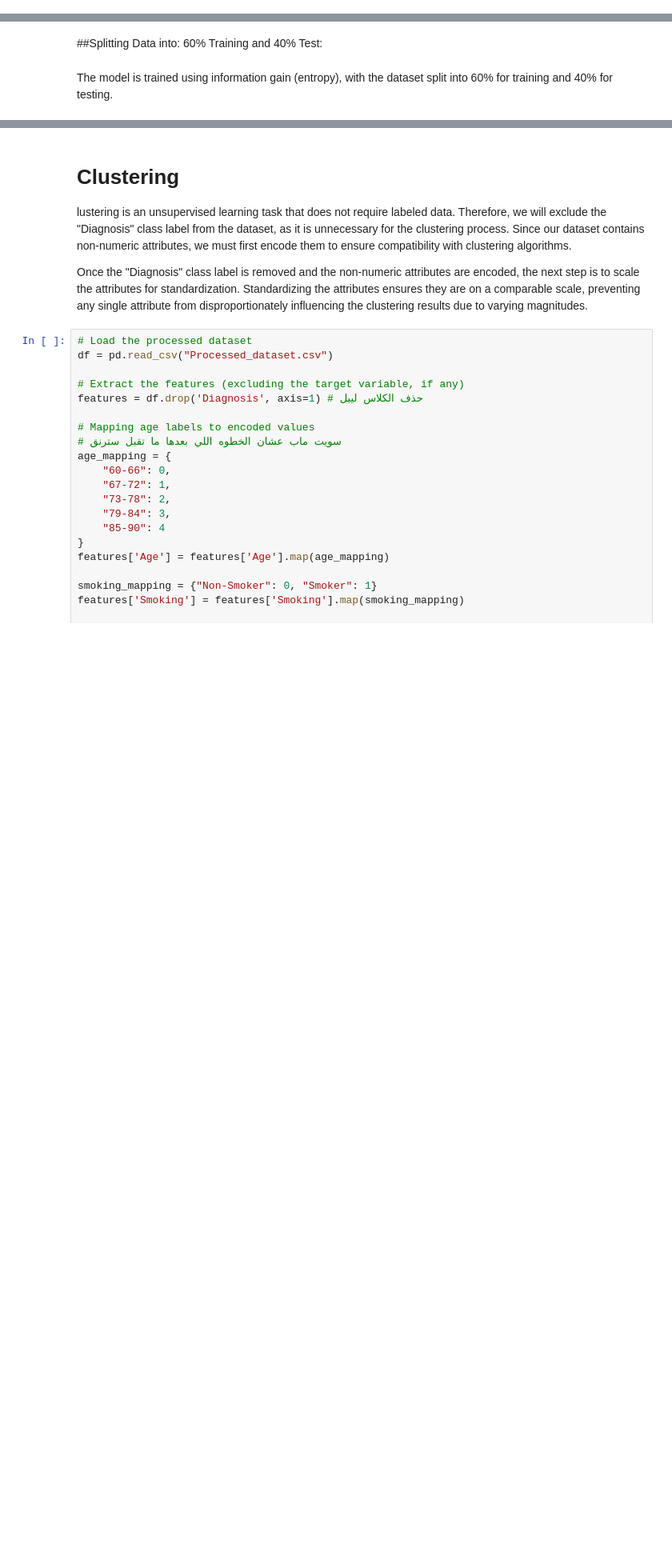
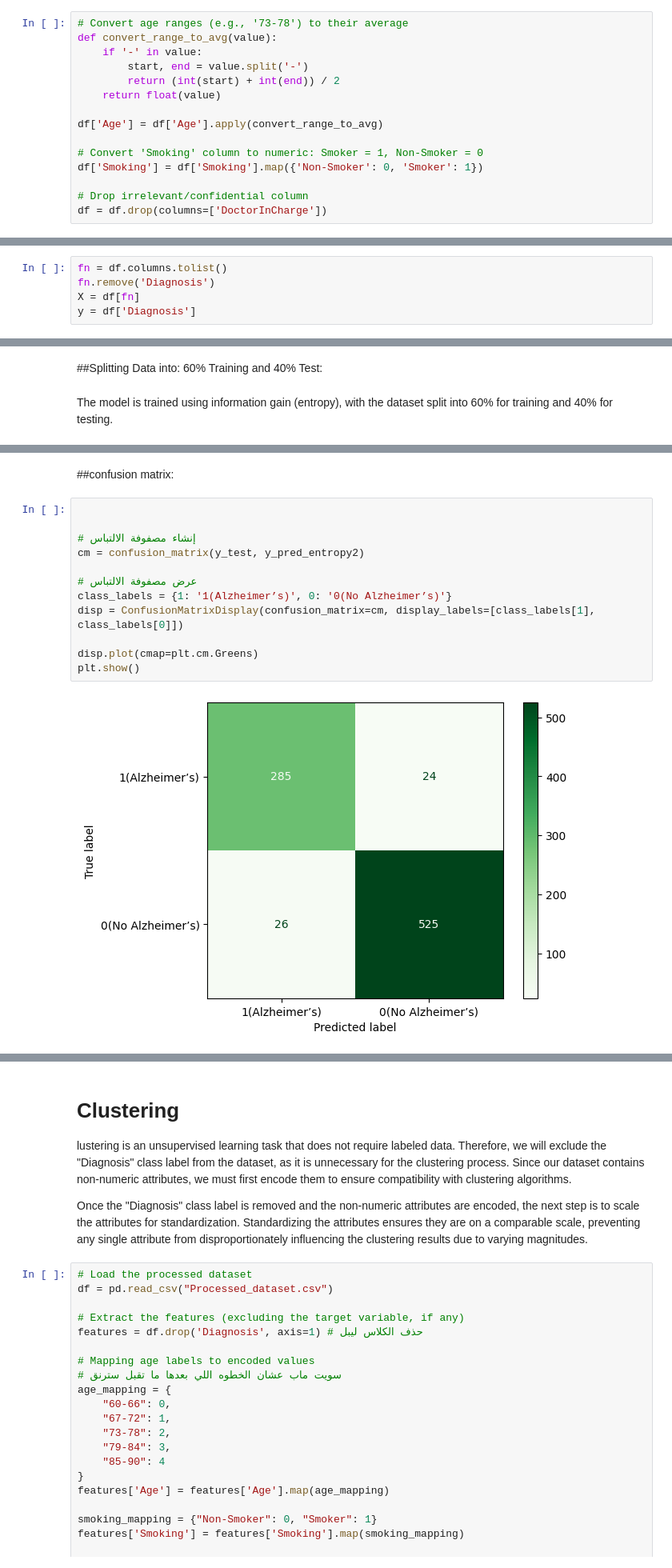
Before and after one commit to leen204/mining-project, a Jupyter notebook: Reports/Phase3.ipynb, the cells around one changed output, grey strips where cells are left out. Shown: that part at 80% size. Saved outputs shown, nothing was run; the diff lists cells and outputs as text; blank space fills up the shorter version.

```diff
--- a/Reports/Phase3.ipynb
+++ b/Reports/Phase3.ipynb
@@ -16,0 +28,15 @@ from sklearn.feature_selection import RFE
+# %%
+# Convert age ranges (e.g., '73-78') to their average
+def convert_range_to_avg(value):
+    if '-' in value:
+        start, end = value.split('-')
+        return (int(start) + int(end)) / 2
+    return float(value)
+
+df['Age'] = df['Age'].apply(convert_range_to_avg)
+
+# Convert 'Smoking' column to numeric: Smoker = 1, Non-Smoker = 0
+df['Smoking'] = df['Smoking'].map({'Non-Smoker': 0, 'Smoker': 1})
+
+# Drop irrelevant/confidential column
+df = df.drop(columns=['DoctorInCharge'])
@@ -32,3 +60,8 @@ y = df["Diagnosis"]  # استبدل "Heart Attack Risk" بـ "Diagnosis"
+# %%
+fn = df.columns.tolist()
+fn.remove('Diagnosis')
+X = df[fn]
+y = df['Diagnosis']
 # %% [markdown]
 #Information Gain (entropy):
 # %% [markdown]
@@ -45,0 +80,16 @@ y_pred_entropy2 = clf2.predict (X_test)
+# %% [markdown]
+##confusion matrix:
+# %%
+
+
+# إنشاء مصفوفة الالتباس
+cm = confusion_matrix(y_test, y_pred_entropy2)
+
+# عرض مصفوفة الالتباس
+class_labels = {1: '1(Alzheimer’s)', 0: '0(No Alzheimer’s)'}
+disp = ConfusionMatrixDisplay(confusion_matrix=cm, display_labels=[class_labels[1], class_labels[0]])
+
+disp.plot(cmap=plt.cm.Greens)
+plt.show()
+# %% [output]
+[figure, added]
```
Also changed, not shown: parts of 15 cells of this notebook.
